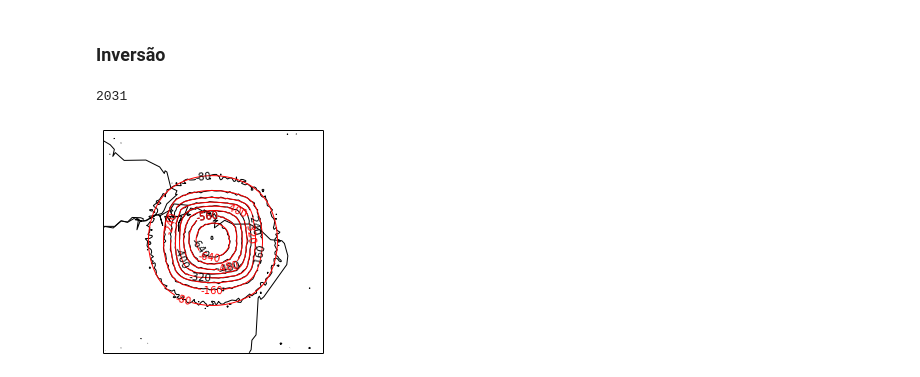
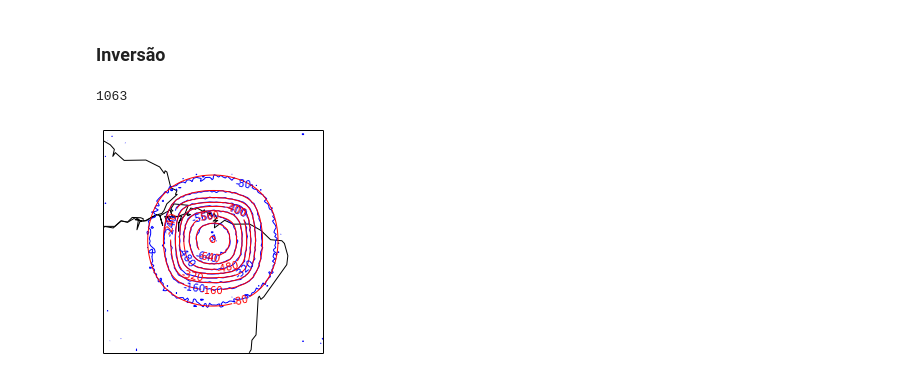
Before and after one commit to leouieda/qualify, a Jupyter notebook: tesseroid-plume.ipynb, the cells around one changed output. Drawn from its saved outputs; the diff is of its cells as text; code cells hidden in the pictures.

```diff
--- a/tesseroid-plume.ipynb
+++ b/tesseroid-plume.ipynb
@@ -79,7 +79,7 @@ mpl.savefig('images/plume-gravity.png', dpi=500)
 # %% [markdown]
 ### Escolha da semente
 # %%
-mesh = TesseroidMesh(bounds, (60, 60, 60))
+mesh = TesseroidMesh(bounds, (30, 60, 60))
 seeds = gravmag.harvester.sow([[-45, -5, -100000, plume_model[0].props]], mesh)
 print mesh.dims
 # %% [output]
@@ -105,22 +105,22 @@ Image(filename='images/plume-seed2.png', width=400)
 ### Inversão
 # %%
 data = [gravmag.harvester.Gz(lons, lats, heights, gz, meshtype='tesseroid')]
-estimate, predicted = gravmag.harvester.harvest(data, seeds, mesh, compactness=10, threshold=0.000005)
+estimate, predicted = gravmag.harvester.harvest(data, seeds, mesh, compactness=10, threshold=0.0001)
 mesh.addprop('density', estimate['density'])
 plume_estimate = vremove(0, 'density', mesh)
 print len(plume_estimate)
 # %% [output]
-2031
+1063
 # %%
 mpl.figure()
 bm = mpl.basemap(bounds[:4], 'merc')
 bm.drawcoastlines()
 bm.drawmapboundary()
-levels = mpl.contour(lons, lats, gz, shape, 10, basemap=bm)
+levels = mpl.contour(lons, lats, gz, shape, 10, basemap=bm, color='b')
 mpl.contour(lons, lats, predicted[0], shape, levels, basemap=bm, color='r')
 mpl.savefig('images/plume-predicted.png', dpi=500)
 # %% [output]
-[figure, old version]
+[figure, new version]
 # %%
 scene = myv.figure(zdown=False, size=(800, 600))
 myv.tesseroids(plume_model, style='wireframe', linewidth=3, color=(0,0,0))
```
Also changed, not shown: parts of 6 cells of this notebook, 2 other files.
